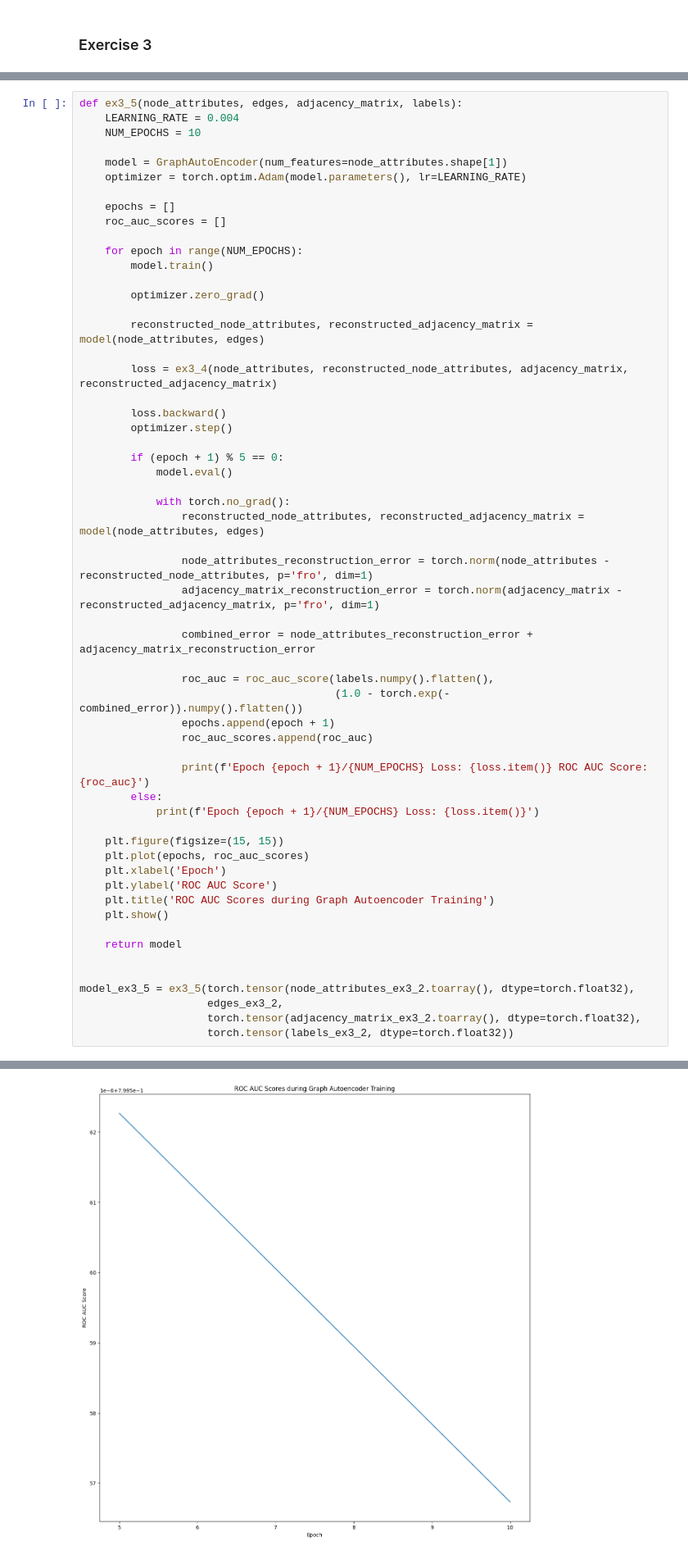
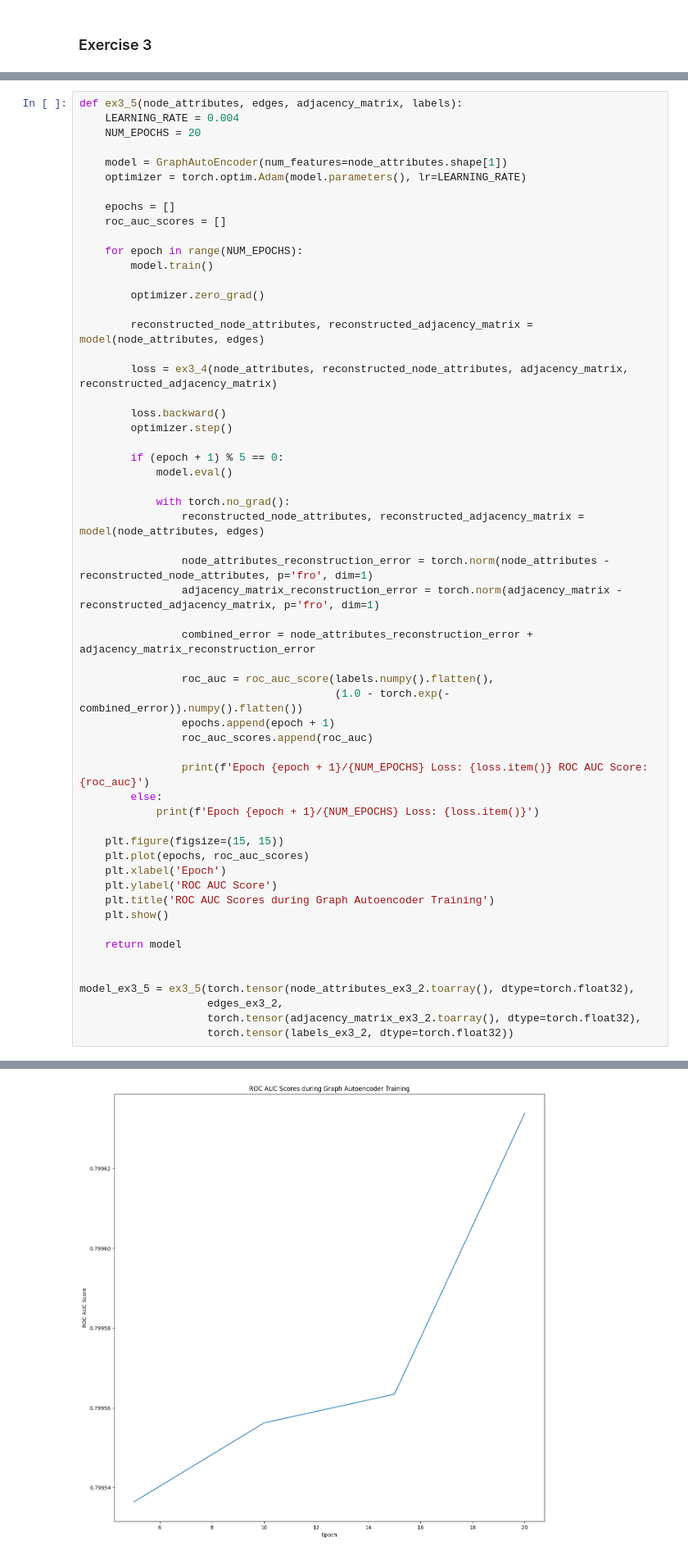
Before and after one commit to Razvan48/Homework-Anomaly-Detection-AD, a Jupyter notebook: Laboratories/Laboratory-6/Laboratory-6.ipynb, the cells around one changed output, grey strips where cells are left out. Shown at 82% size. Saved outputs shown, nothing was run; the diff lists cells and outputs as text.

Commit message:
changed from 10 epochs to 20 epochs in lab6 ex-3

```diff
--- a/Laboratories/Laboratory-6/Laboratory-6.ipynb
+++ b/Laboratories/Laboratory-6/Laboratory-6.ipynb
@@ -774,7 +774,7 @@ def ex3_4(node_attributes, reconstructed_node_attributes, adjacency_matrix, reco
 # %%
 def ex3_5(node_attributes, edges, adjacency_matrix, labels):
     LEARNING_RATE = 0.004
-    NUM_EPOCHS = 10
+    NUM_EPOCHS = 20
 
     model = GraphAutoEncoder(num_features=node_attributes.shape[1])
     optimizer = torch.optim.Adam(model.parameters(), lr=LEARNING_RATE)
@@ -842 +852 @@ Epoch 10/10 Loss: 39663.88671875 ROC AUC Score: 0.7995567312233098
-[figure, old version]
+[figure, new version]
```
Also changed, not shown: parts of 1 cell of this notebook.
